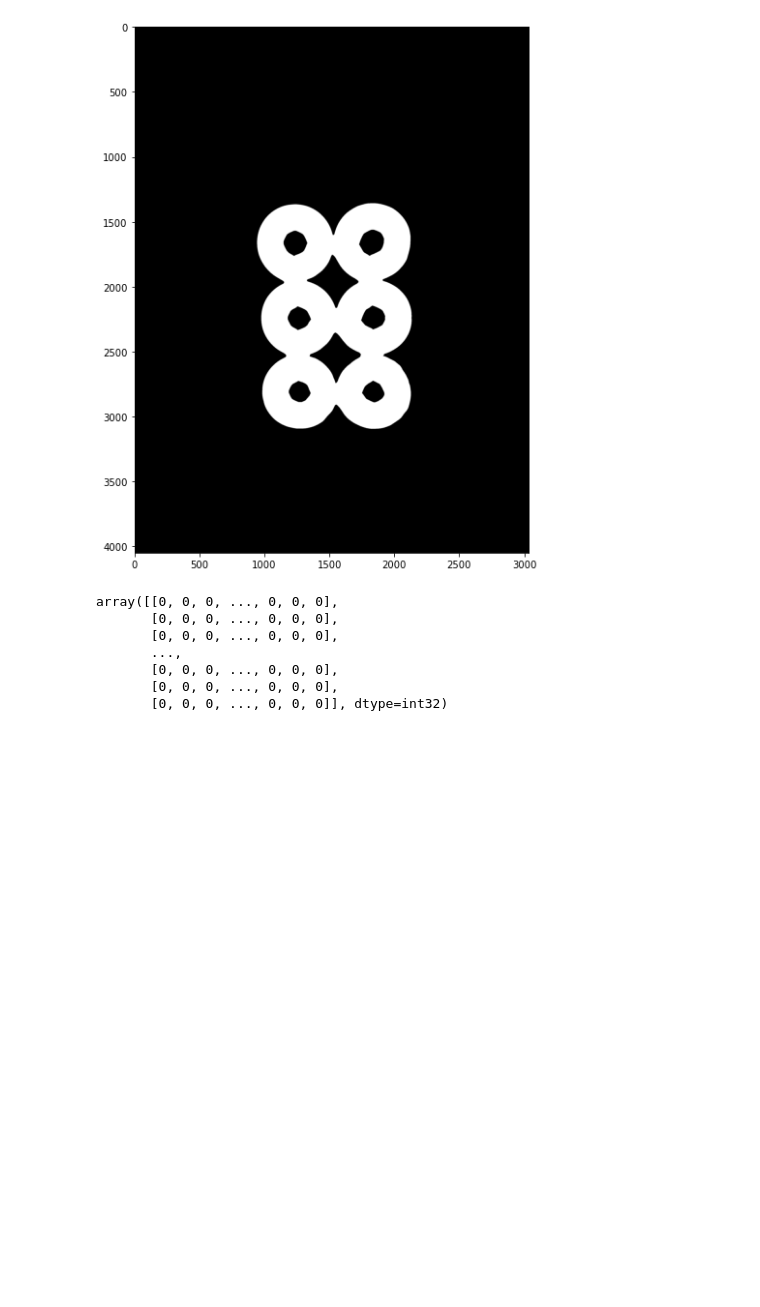
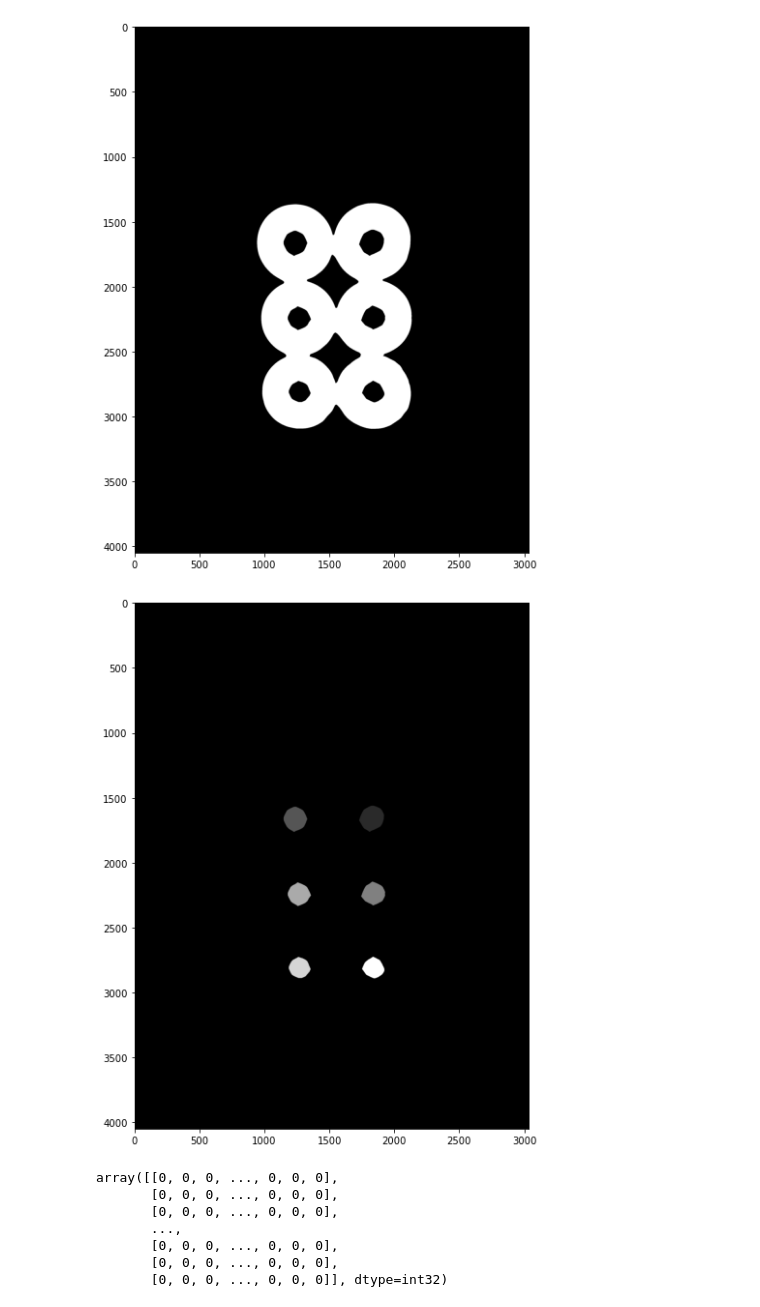
Before and after one commit to Summaiya14/Computer-Vision, a Jupyter notebook: 5. Object Detection with OpenCV and Python/Watershed Algorithm.ipynb, the cells around one changed output. Saved outputs shown, nothing was run; the diff lists cells and outputs as text; code cells hidden in the pictures; blank space fills up the shorter version.

```diff
--- a/5. Object Detection with OpenCV and Python/Watershed Algorithm.ipynb
+++ b/5. Object Detection with OpenCV and Python/Watershed Algorithm.ipynb
@@ -104,6 +104,10 @@ display_img(unknown)
 # %%
 # Creating the label markers for the watershed algorithm
 ret,markers = cv2.connectedComponents(sure_fg)
+# %%
+display_img(markers)
+# %% [output]
+[figure, added]
 # %%
 markers
 # %% [output]
```
Also changed, not shown: 8 other files.
